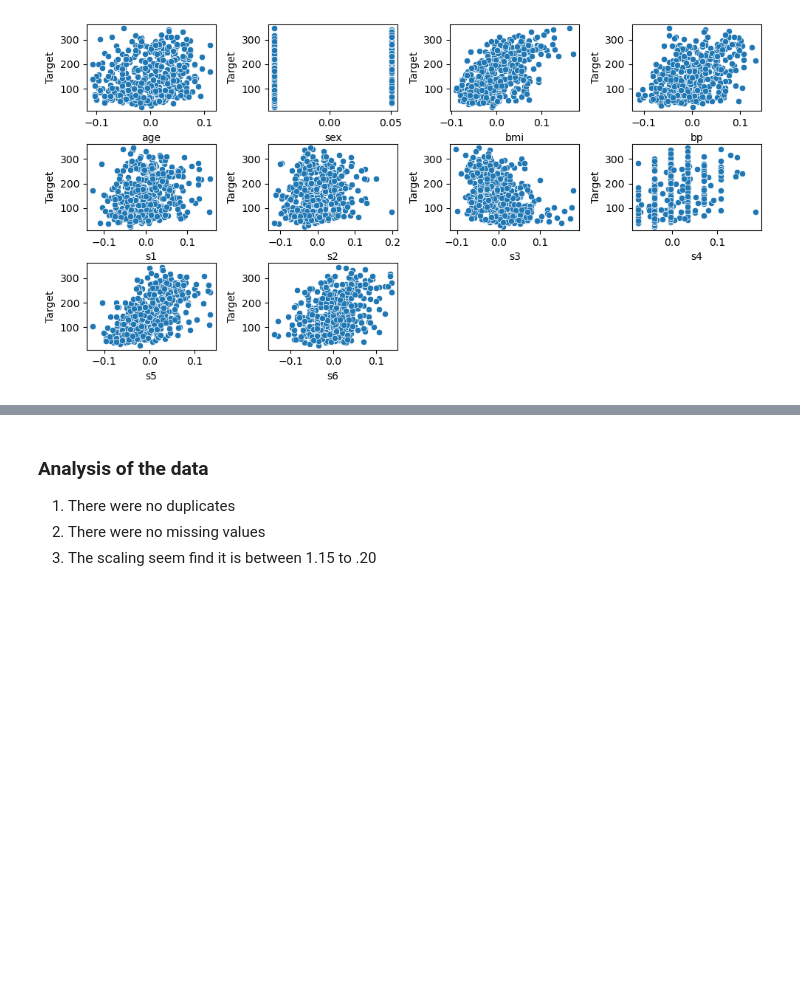
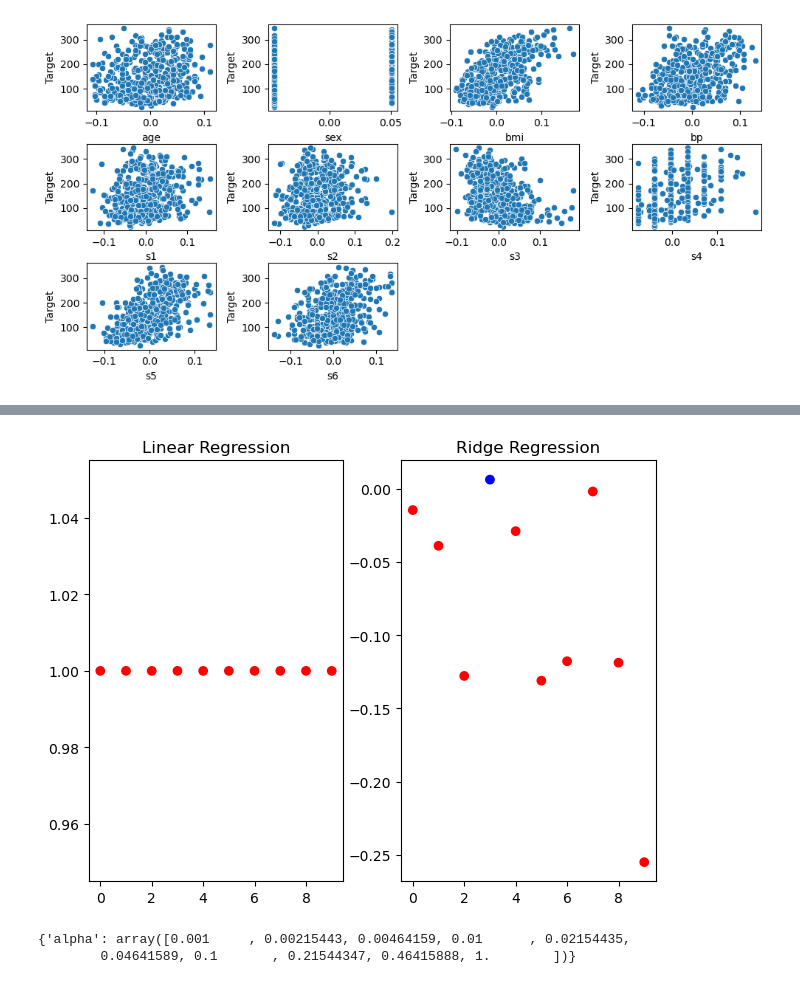
Before and after one commit to CharlesStockman/dataScience, a Jupyter notebook: magnimindAcademy/machineLearning/linear_gregression/assignment 2.ipynb, the cells around one changed output, grey strips where cells are left out. Cells and saved outputs as stored; diff of their text form; code cells hidden in the pictures; blank space fills up the shorter version.

```diff
--- a/magnimindAcademy/machineLearning/linear_gregression/assignment 2.ipynb
+++ b/magnimindAcademy/machineLearning/linear_gregression/assignment 2.ipynb
@@ -506,0 +541,4 @@ def task(feature_dataframe, dependent_y):
+# %%
+# Perform a linear reqression
+score_linear_regression = cross_val_score(LinearRegression(), features_train_scaled, dependent_train, cv=10)
+print("Ridge regresion with scaling ", score_linear_regression)
@@ -506,0 +547,4 @@ def task(feature_dataframe, dependent_y):
+# %%
+# Peform a linear ridge regression
+score_ridge_regression = cross_val_score(Ridge(), features_train_scaled, dependent_trian, cv=10)
+print("Linear regresion with scaling ", score_ridge_regression)
@@ -538,5 +594,15 @@ Feature names seen at fit time, yet now missing:
-# %% [markdown]
-### Analysis of the data
-1. There were no duplicates
-2. There were no missing values
-3. The scaling seem find it is between 1.15 to .20
+# %%
+fig, ax = plt.subplots(1,2)
+fig.tight_layout()
+
+ax_ravel = np.ravel(ax)
+
+ax[0].scatter(range(X_train.shape[1]), score_linear_regression, c=np.sign(score_linear_regression), cmap="bwr_r")
+ax[0].set_title("Linear Regression")
+
+ax[1].scatter(range(X_train.shape[1]), score_ridge_regression, c=np.sign(score_ridge_regression), cmap="bwr_r")
+ax[1].set_title("Ridge Regression")
+
+plt.show()
+# %% [output]
+[figure, added]
@@ -542,0 +611,6 @@ Feature names seen at fit time, yet now missing:
+# %%
+param_grid = { 'alpha': np.logspace(-3,0,10) }
+param_grid
+# %% [output]
+{'alpha': array([0.001     , 0.00215443, 0.00464159, 0.01      , 0.02154435,
+        0.04641589, 0.1       , 0.21544347, 0.46415888, 1.        ])}
```
Also changed, not shown: parts of 40 cells of this notebook, 1 other file.
